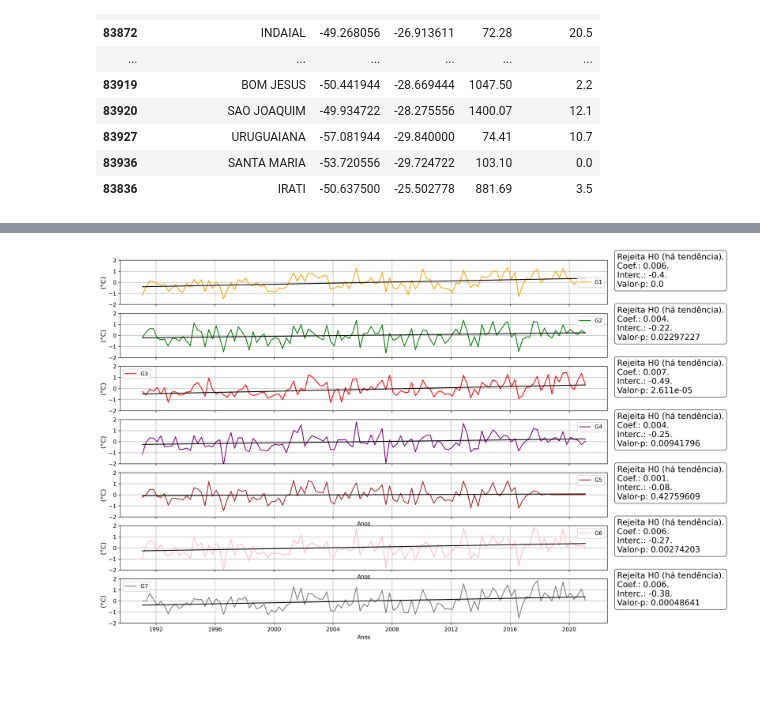
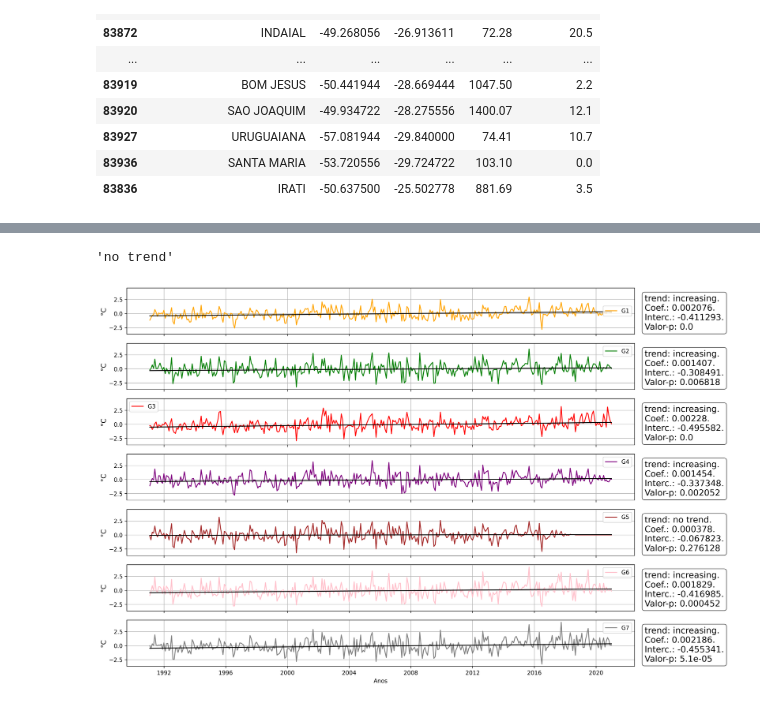
Before and after one commit to lucasdmarten/dissertacao, a Jupyter notebook: stations_parser_anomalys.ipynb, the cells around one changed output, grey strips where cells are left out. Cells and saved outputs as stored; diff of their text form; code cells hidden in the pictures; blank space fills up the shorter version.

```diff
--- a/stations_parser_anomalys.ipynb
+++ b/stations_parser_anomalys.ipynb
@@ -234,4 +251,5 @@ def extract(codes, df_done, variable, fill_with_nans=True):
 # data.index = data['index']
 # data = data.drop(columns=['index'])
 # %%
-data = extract(codes, df_done, variable='anom_mean')
+anom_data = extract(codes, df_done, variable='anom_mean')
+tmean_data = extract(codes, df_done, variable='tmean')
@@ -424,7 +436,7 @@ kmeans = KMeans(n_clusters=7, random_state=0, n_init="auto").fit(data.values)
 labels = [f"G{int(l+1)}" for l in kmeans.labels_]
 code2group = dict(zip(data.index, labels))
 
-groups_kmeans = data.copy()
+groups_kmeans = anom_data.copy()
 groups_kmeans.insert(0, 'labels', labels)
 groups_kmeans = groups_kmeans.groupby('labels').mean().T
 groups_kmeans.index = pd.to_datetime(groups_kmeans.index)
@@ -637,23 +691,27 @@ plt.savefig('monthly_mean_groups_temperature_kmeans.pdf', format='pdf', bbox_inc
+# %%
+resultado.trend
+# %% [output]
+'no trend'
 # %%
 import pymannkendall as mk
 
 fig, ax = plt.subplots(7,1, figsize=(16,12), dpi=300, sharey=True, sharex=True)
 
-values_kmeans = groups_kmeans.resample('3m').mean()
+values_kmeans = groups_kmeans.resample('m').mean()
 
 ax[0].plot(values_kmeans.loc[:, 'G1'].index, values_kmeans.loc[:, 'G1'], label='G1', color=group2color.get('G1'))
 resultado = mk.original_test(values_kmeans.loc[:, 'G1'], alpha=0.05)
 trend_line = np.arange(len(values_kmeans.loc[:, 'G1'])) * resultado.slope + resultado.intercept
 ax[0].plot(values_kmeans.loc[:, 'G1'].index, trend_line, color='black')
 
-x, y = 1.02, 0.4
+x, y = 1.02, 0.1
 ax[0].annotate(
-    f'Rejeita H0 (há tendência).\nCoef.: {round(float(resultado.slope),3)}.\nInterc.: {round(float(resultado.intercept),2)}.\nValor-p: {round(float(resultado.p),4)}',
+    f'trend: {resultado.trend}.\nCoef.: {round(float(resultado.slope),6)}.\nInterc.: {round(float(resultado.intercept),6)}.\nValor-p: {round(float(resultado.p),6)}',
     xy=(x, y), xycoords='axes fraction', color='black', fontsize=15,
     bbox=dict(facecolor='white', edgecolor='black', boxstyle='round,pad=0.3', alpha=0.7))
 
-ax[0].set_ylabel('(°C)', fontsize=12)
-ax[0].set_ylim(-2,2)
+ax[0].set_ylabel('°C', fontsize=12)
+#ax[0].set_ylim(-4,4)
 ax[0].grid()
 ax[0].legend(loc='right')
 
@@ -662,14 +720,14 @@ resultado = mk.original_test(values_kmeans.loc[:, 'G2'], alpha=0.05)
 trend_line = np.arange(len(values_kmeans.loc[:, 'G2'])) * resultado.slope + resultado.intercept
 ax[1].plot(values_kmeans.loc[:, 'G2'].index, trend_line, color='black')
 
-x, y = 1.02, 0.4
+x, y = 1.02, 0.1
 ax[1].annotate(
-    f'Rejeita H0 (há tendência).\nCoef.: {round(float(resultado.slope),3)}.\nInterc.: {round(float(resultado.intercept),2)}.\nValor-p: {round(float(resultado.p),8)}',
+    f'trend: {resultado.trend}.\nCoef.: {round(float(resultado.slope),6)}.\nInterc.: {round(float(resultado.intercept),6)}.\nValor-p: {round(float(resultado.p),6)}',
     xy=(x, y), xycoords='axes fraction', color='black', fontsize=15,
     bbox=dict(facecolor='white', edgecolor='black', boxstyle='round,pad=0.3', alpha=0.7))
 
-ax[1].set_ylabel('(°C)', fontsize=12)
-ax[1].set_ylim(-2,2)
+ax[1].set_ylabel('°C', fontsize=12)
+#ax[1].set_ylim(-4,4)
 ax[1].grid()
 ax[1].legend()
 
@@ -678,14 +736,14 @@ resultado = mk.original_test(values_kmeans.loc[:, 'G3'], alpha=0.05)
 trend_line = np.arange(len(values_kmeans.loc[:, 'G3'])) * resultado.slope + resultado.intercept
 ax[2].plot(values_kmeans.loc[:, 'G3'].index, trend_line, color='black')
 
-x, y = 1.02, 0.4
+x, y = 1.02, 0.1
 ax[2].annotate(
-    f'Rejeita H0 (há tendência).\nCoef.: {round(float(resultado.slope),3)}.\nInterc.: {round(float(resultado.intercept),2)}.\nValor-p: {round(float(resultado.p),8)}',
+    f'trend: {resultado.trend}.\nCoef.: {round(float(resultado.slope),6)}.\nInterc.: {round(float(resultado.intercept),6)}.\nValor-p: {round(float(resultado.p),6)}',
     xy=(x, y), xycoords='axes fraction', color='black', fontsize=15,
     bbox=dict(facecolor='white', edgecolor='black', boxstyle='round,pad=0.3', alpha=0.7))
 
-ax[2].set_ylabel('(°C)', fontsize=12)
-ax[2].set_ylim(-2,2)
+ax[2].set_ylabel('°C', fontsize=12)
+#ax[2].set_ylim(-4,4)
 ax[2].grid()
 ax[2].legend()
 
@@ -694,14 +752,14 @@ resultado = mk.original_test(values_kmeans.loc[:, 'G4'], alpha=0.05)
 trend_line = np.arange(len(values_kmeans.loc[:, 'G4'])) * resultado.slope + resultado.intercept
 ax[3].plot(values_kmeans.loc[:, 'G4'].index, trend_line, color='black')
 
-x, y = 1.02, 0.4
+x, y = 1.02, 0.1
 ax[3].annotate(
-    f'Rejeita H0 (há tendência).\nCoef.: {round(float(resultado.slope),3)}.\nInterc.: {round(float(resultado.intercept),2)}.\nValor-p: {round(float(resultado.p),8)}',
+    f'trend: {resultado.trend}.\nCoef.: {round(float(resultado.slope),6)}.\nInterc.: {round(float(resultado.intercept),6)}.\nValor-p: {round(float(resultado.p),6)}',
     xy=(x, y), xycoords='axes fraction', color='black', fontsize=15,
     bbox=dict(facecolor='white', edgecolor='black', boxstyle='round,pad=0.3', alpha=0.7))
 
-ax[3].set_ylabel('(°C)', fontsize=12)
-ax[3].set_ylim(-2,2)
+ax[3].set_ylabel('°C', fontsize=12)
+#ax[3].set_ylim(-4,4)
 ax[3].grid()
 ax[3].legend()
 
@@ -710,55 +768,53 @@ resultado = mk.original_test(values_kmeans.loc[:, 'G5'], alpha=0.05)
 trend_line = np.arange(len(values_kmeans.loc[:, 'G5'])) * resultado.slope + resultado.intercept
 ax[4].plot(values_kmeans.loc[:, 'G5'].index, trend_line, color='black')
 
-x, y = 1.02, 0.4
+x, y = 1.02, 0.1
 ax[4].annotate(
-    f'Rejeita H0 (há tendência).\nCoef.: {round(float(resultado.slope),3)}.\nInterc.: {round(float(resultado.intercept),2)}.\nValor-p: {round(float(resultado.p),8)}',
+    f'trend: {resultado.trend}.\nCoef.: {round(float(resultado.slope),6)}.\nInterc.: {round(float(resultado.intercept),6)}.\nValor-p: {round(float(resultado.p),6)}',
     xy=(x, y), xycoords='axes fraction', color='black', fontsize=15,
     bbox=dict(facecolor='white', edgecolor='black', boxstyle='round,pad=0.3', alpha=0.7))
 
-ax[4].set_ylabel('(°C)', fontsize=12)
-ax[4].set_xlabel('Anos')
-ax[4].set_ylim(-2,2)
+ax[4].set_ylabel('°C', fontsize=12)
+#ax[4].set_ylim(-4,4)
 ax[4].grid()
 ax[4].legend()
 
 
 ax[5].plot(values_kmeans.iloc[:, :].index, values_kmeans.loc[:, 'G6'], label='G6', color=group2color.get('G6'))
 resultado = mk.original_test(values_kmeans.loc[:, 'G6'], alpha=0.05)
 trend_line = np.arange(len(values_kmeans.loc[:, 'G6'])) * resultado.slope + resultado.intercept
 ax[5].plot(values_kmeans.loc[:, 'G6'].index, trend_line, color='black')
 
-x, y = 1.02, 0.4
+x, y = 1.02, 0.1
 ax[5].annotate(
-    f'Rejeita H0 (há tendência).\nCoef.: {round(float(resultado.slope),3)}.\nInterc.: {round(float(resultado.intercept),2)}.\nValor-p: {round(float(resultado.p),8)}',
+    f'trend: {resultado.trend}.\nCoef.: {round(float(resultado.slope),6)}.\nInterc.: {round(float(resultado.intercept),6)}.\nValor-p: {round(float(resultado.p),6)}',
     xy=(x, y), xycoords='axes fraction', color='black', fontsize=15,
     bbox=dict(facecolor='white', edgecolor='black', boxstyle='round,pad=0.3', alpha=0.7))
 
-ax[5].set_ylabel('(°C)', fontsize=12)
-ax[5].set_xlabel('Anos')
-ax[5].set_ylim(-2,2)
+ax[5].set_ylabel('°C', fontsize=12)
+#ax[5].set_ylim(-4,4)
 ax[5].grid()
 ax[5].legend()
 
 
 ax[6].plot(values_kmeans.iloc[:, :].index, values_kmeans.loc[:, 'G7'], label='G7', color=group2color.get('G7'))
 resultado = mk.original_test(values_kmeans.loc[:, 'G7'], alpha=0.05)
 trend_line = np.arange(len(values_kmeans.loc[:, 'G7'])) * resultado.slope + resultado.intercept
 ax[6].plot(values_kmeans.loc[:, 'G7'].index, trend_line, color='black')
 
-x, y = 1.02, 0.4
+x, y = 1.02, 0.1
 ax[6].annotate(
-    f'Rejeita H0 (há tendência).\nCoef.: {round(float(resultado.slope),3)}.\nInterc.: {round(float(resultado.intercept),2)}.\nValor-p: {round(float(resultado.p),8)}',
+    f'trend: {resultado.trend}.\nCoef.: {round(float(resultado.slope),6)}.\nInterc.: {round(float(resultado.intercept),6)}.\nValor-p: {round(float(resultado.p),6)}',
     xy=(x, y), xycoords='axes fraction', color='black', fontsize=15,
     bbox=dict(facecolor='white', edgecolor='black', boxstyle='round,pad=0.3', alpha=0.7))
 
-ax[6].set_ylabel('(°C)', fontsize=12)
+ax[6].set_ylabel('°C', fontsize=12)
 ax[6].set_xlabel('Anos')
-ax[6].set_ylim(-2,2)
+#ax[6].set_ylim(-4,4)
 ax[6].grid()
 ax[6].legend()
 
 plt.savefig('tendencia_anomalias_grupos.pdf', format='pdf', bbox_inches='tight')
 # %% [output]
-[figure, old version]
+[figure, new version]
 # %%
```
Also changed, not shown: parts of 18 cells of this notebook, 9 other files.
